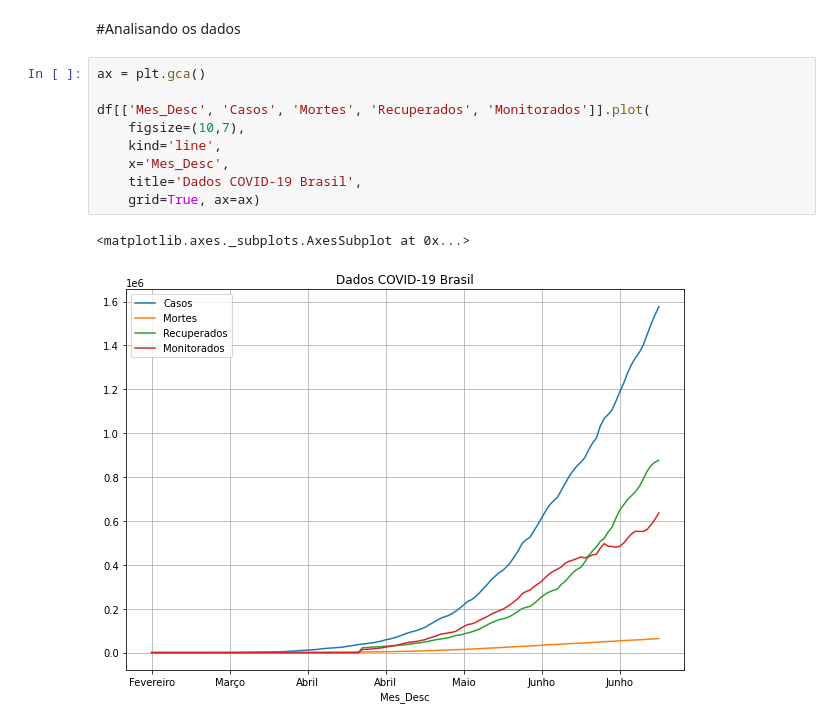
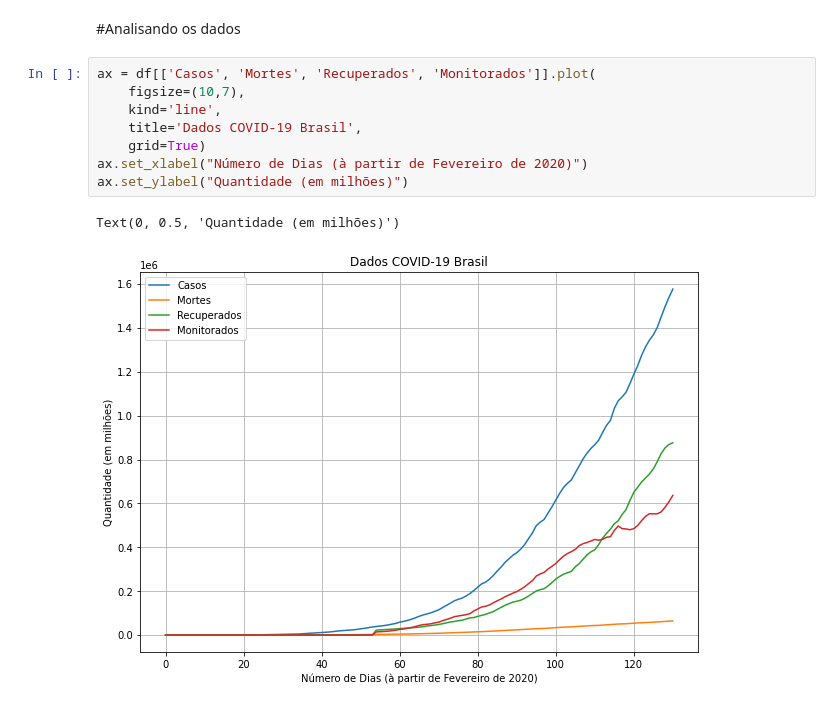
Before and after one commit to jonnes-nascimento/iniciacao_cientifica, a Jupyter notebook: IC_USJT_2020_COVID_19_Dados_Gerais.ipynb, the cells around one changed output. Saved outputs shown, nothing was run; the diff lists cells and outputs as text.

```diff
--- a/IC_USJT_2020_COVID_19_Dados_Gerais.ipynb
+++ b/IC_USJT_2020_COVID_19_Dados_Gerais.ipynb
@@ -68,14 +67,13 @@ df.tail()
 # %% [markdown]
 #Analisando os dados
 # %%
-ax = plt.gca()
-
-df[['Mes_Desc', 'Casos', 'Mortes', 'Recuperados', 'Monitorados']].plot(
+ax = df[['Casos', 'Mortes', 'Recuperados', 'Monitorados']].plot(
     figsize=(10,7),
     kind='line',
-    x='Mes_Desc',
     title='Dados COVID-19 Brasil',
-    grid=True, ax=ax)
+    grid=True)
+ax.set_xlabel("Número de Dias (à partir de Fevereiro de 2020)")
+ax.set_ylabel("Quantidade (em milhões)")
 # %% [output]
-<matplotlib.axes._subplots.AxesSubplot at 0x...>
+Text(0, 0.5, 'Quantidade (em milhões)')
-[figure, old version]
+[figure, new version]
```
Also changed, not shown: parts of 1 cell of this notebook.
